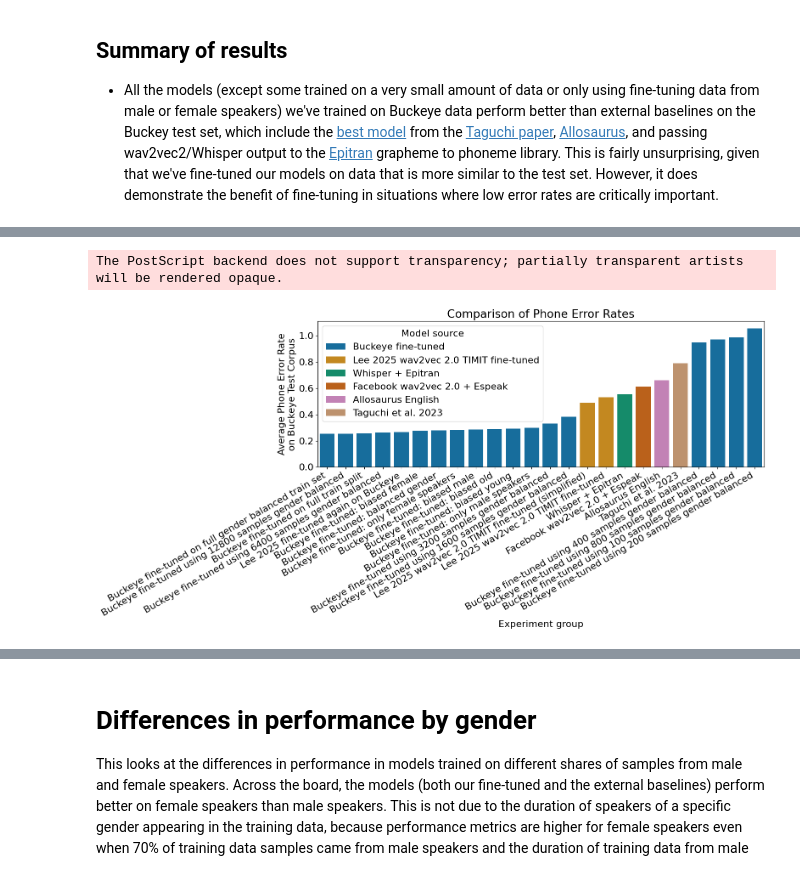
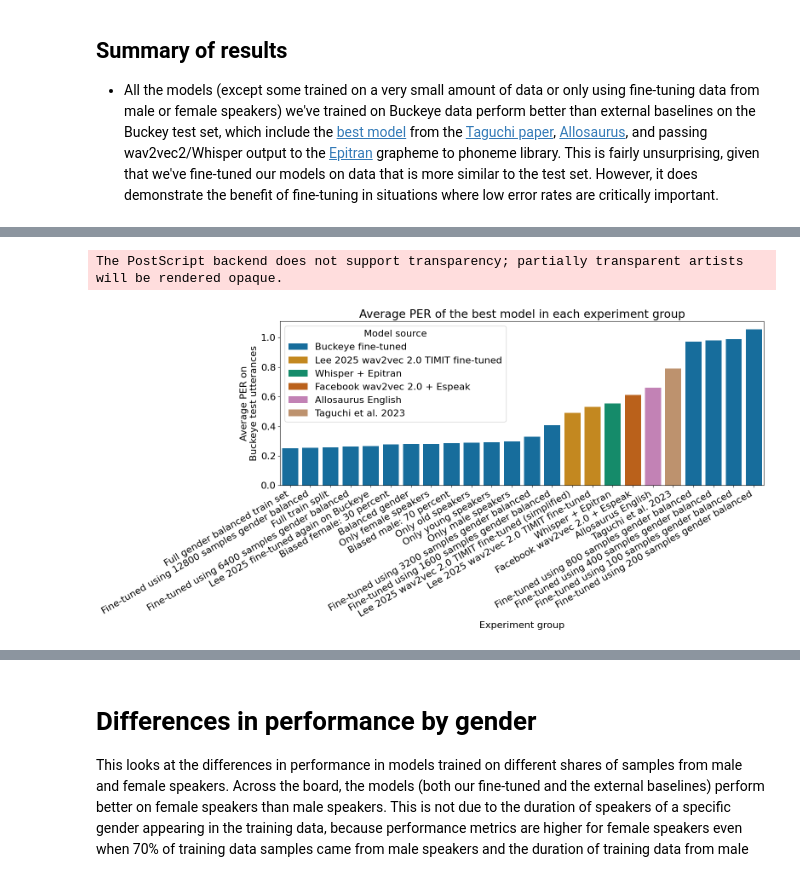
Before and after one commit to UMassCDS/wav2ipa, a Jupyter notebook: notebooks/amp_presentation/amp_evaluation_analysis.ipynb, the cells around one changed output, grey strips where cells are left out. Drawn from its saved outputs; the diff is of its cells as text; code cells hidden in the pictures.

Commit message:
Corrected model labels and updated some plots for final paper version

```diff
--- a/notebooks/amp_presentation/amp_evaluation_analysis.ipynb
+++ b/notebooks/amp_presentation/amp_evaluation_analysis.ipynb
@@ -85,7 +96,6 @@ def get_experiment_label(full_exp_name, pattern):
     return experiment_id.group(0)
 # %%
 # Combine all CSVs together and add meaningful experiment labels
-exp_group_display_key = "Experiment group"
 
 all_dataframes = []
 for csv in EXPERIMENT_PREDICTION_CSVS:
@@ -98,14 +108,19 @@ for csv in EXPERIMENT_PREDICTION_CSVS:
     dataframe["experiment_id"] = experiment_id
     keep_exp = False
     if experiment_group.startswith("train_duration"):
+        broad_exp_group = "Varying amounts of gender-balanced samples"
         count = int(experiment_group.split("_")[2])
         if count == 20000:
-            display_name = "Buckeye fine-tuned on full gender balanced train set"
-        else:
-            display_name = f"Buckeye fine-tuned using {count} samples gender balanced"
-        keep_exp = True
-    elif experiment_group.startswith("fine_tune"):
+            display_name = "Full gender balanced train set"
+            keep_exp = True
+        elif "hyperparams" not in experiment_group:
+            # These groups had extra hyperparam tuning results left in
+            display_name = f"Fine-tuned using {count} samples gender balanced"
+            keep_exp = True
+    elif experiment_group.startswith("fine_tune_data_seed_bs32") or experiment_label == "fine_tune_hyperparam_tuning_6":
+        # Exclude batch size 64 results
         display_name = "Lee 2025 fine-tuned again on Buckeye"
+        broad_exp_group = "Lee 2025 fine-tuned on 4k gender balanced samples"
         keep_exp=True
     else:
         for k, v in EXPERIMENT_GROUP_DESCRIPTIONS.items():
@@ -113,13 +128,18 @@ for csv in EXPERIMENT_PREDICTION_CSVS:
                 display_name = v
                 keep_exp = True
                 break
+        if keep_exp:
+            for k, v in BROAD_EXPERIMENT_GROUP_DESCRIPTIONS.items():
+                if experiment_group.startswith(k):
+                    broad_exp_group = v
     if keep_exp:
-        dataframe[exp_group_display_key] = display_name
+        dataframe[EXP_GROUP_DISPLAY_KEY] = display_name
         dataframe["Model source"] = "Buckeye fine-tuned"
+        dataframe[BROAD_EXP_GROUP_KEY] = broad_exp_group
         print(csv.name, "Label:", experiment_label, "Group:", experiment_group, "Experiment id:", experiment_id, "Display name:", display_name)
         all_dataframes.append(dataframe)
     else:
-        print("Discarding results for", experiment_label, experiment_group)
+        print("Discarding results for experiment label:", experiment_label, ", experiment group:", experiment_group)
 
 
 for csv in EXTERNAL_PREDICTION_CSVS:
@@ -150,9 +170,9 @@ for csv in EXTERNAL_PREDICTION_CSVS:
         model_source = display_name
     else:
         raise ValueError(f"Unknown experiment label: {experiment_label}")
-    dataframe[exp_group_display_key] = display_name
+    dataframe[EXP_GROUP_DISPLAY_KEY] = display_name
     dataframe["Model source"] = model_source
-
+    dataframe[BROAD_EXP_GROUP_KEY] = None
 
     print(csv.name, "Label:", experiment_label, "Group:", experiment_group, "Experiment id:", experiment_id, "Display name:", display_name, "Model source:", model_source)
 
@@ -200,7 +220,7 @@ The metrics we are using to measure model performance are described as follows a
 by_model_avg_metrics = (
     all_data.groupby(
         [
-            "experiment_label", "experiment_group", exp_group_display_key, "Model source" #last 3 keys are added just so we don't have to join them in later
+            "experiment_label", "experiment_group", EXP_GROUP_DISPLAY_KEY, "Model source" #last 3 keys are added just so we don't have to join them in later
         ]
     )[["phone_error_rates", "phone_feature_error_rates", "feature_error_rates"]]
     .mean()
@@ -223,7 +265,7 @@ display(by_model_avg_metrics.head(10))
 # %%
 # Limit to only the best performing model in each group
 best_experiment_in_group = (
-    by_model_avg_metrics.groupby([exp_group_display_key, "Model source"])[
+    by_model_avg_metrics.groupby([EXP_GROUP_DISPLAY_KEY, "Model source"])[
         ["experiment_label", "phone_error_rates", "phone_feature_error_rates", "feature_error_rates"]
     ]
     .first()
@@ -233,6 +275,7 @@ best_experiment_in_group = (
 
 
 display(best_experiment_in_group)
+exp_ordering = best_experiment_in_group[EXP_GROUP_DISPLAY_KEY]
 best_experiment_in_group.to_csv(BEST_OUT_CSV, index=False)
 # %% [output]
 |  | Experiment group | Model source | experiment_label | phone_error_rates | phone_feature_error_rates | ... |
@@ -275,14 +309,14 @@ display(model_type_means)
 # %%
 # Compare the average phone error rate for the best model in each group
 plt.figure(figsize=(16, 8))
 g = sns.barplot(
-    data=best_experiment_in_group, x=exp_group_display_key, y="phone_error_rates", hue="Model source", palette=PALETTE
+    data=best_experiment_in_group, x=EXP_GROUP_DISPLAY_KEY, y="phone_error_rates", hue="Model source", palette=PALETTE
 )
 g.set_xticklabels(g.get_xticklabels(), rotation=30, horizontalalignment='right')
-g.set_title("Comparison of Phone Error Rates")
-g.set_ylabel("Average Phone Error Rate\non Buckeye Test Corpus")
+g.set_title("Average PER of the best model in each experiment group")
+g.set_ylabel("Average PER on\nBuckeye test utterances")
 plt.tight_layout()
-plt.savefig(VIZ_OUTPUT_DIR / "all_buckeye_PER_results.eps", format="eps")
+plt.savefig(VIZ_OUTPUT_DIR / "buckeye_best_model_PER_results.eps", format="eps")
 # %% [output]
 The PostScript backend does not support transparency; partially transparent artists will be rendered opaque.
-[figure, old version]
+[figure, new version]
```
Also changed, not shown: parts of 20 cells of this notebook, 4 other files.
